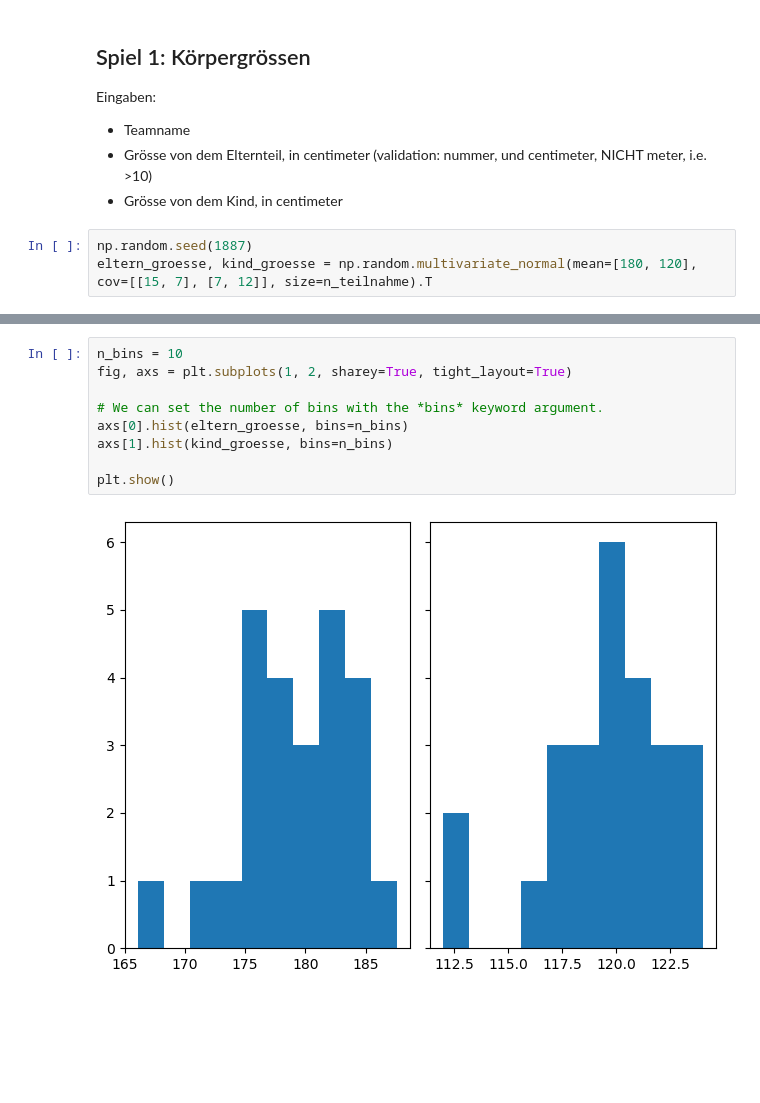
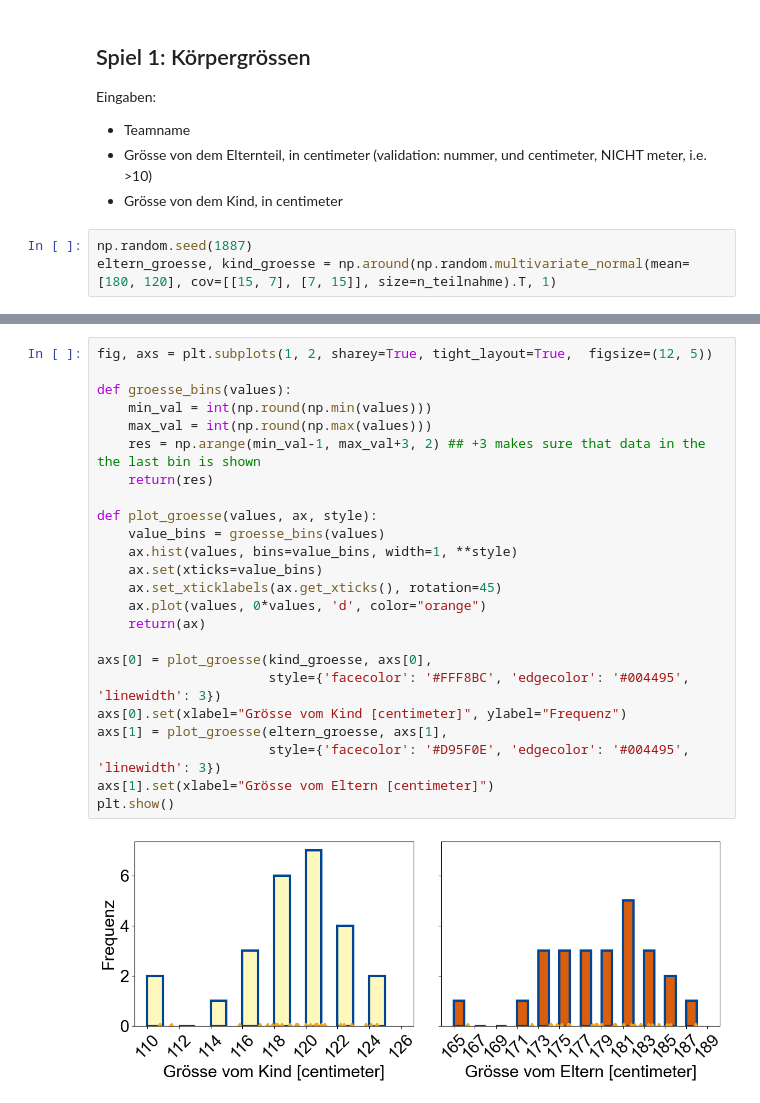
Before and after one commit to bedapub/2025-10-Zukunftstag-simulation, a Jupyter notebook: 2025-10-Zukunftstag-simulation.ipynb, the cells around one changed output, grey strips where cells are left out. Cells and saved outputs as stored; diff of their text form; blank space fills up the shorter version.

```diff
--- a/2025-10-Zukunftstag-simulation.ipynb
+++ b/2025-10-Zukunftstag-simulation.ipynb
@@ -80,4 +90,4 @@ Eingaben:
 * Grösse von dem Kind, in centimeter
 # %%
 np.random.seed(1887)
-eltern_groesse, kind_groesse = np.random.multivariate_normal(mean=[180, 120], cov=[[15, 7], [7, 12]], size=n_teilnahme).T
+eltern_groesse, kind_groesse = np.around(np.random.multivariate_normal(mean=[180, 120], cov=[[15, 7], [7, 15]], size=n_teilnahme).T, 1)
@@ -84,12 +102,27 @@ eltern_groesse, kind_groesse = np.random.multivariate_normal(mean=[180, 120], co
 # %%
-n_bins = 10
-fig, axs = plt.subplots(1, 2, sharey=True, tight_layout=True)
+fig, axs = plt.subplots(1, 2, sharey=True, tight_layout=True,  figsize=(12, 5))
 
-# We can set the number of bins with the *bins* keyword argument.
-axs[0].hist(eltern_groesse, bins=n_bins)
-axs[1].hist(kind_groesse, bins=n_bins)
+def groesse_bins(values):
+    min_val = int(np.round(np.min(values)))
+    max_val = int(np.round(np.max(values)))
+    res = np.arange(min_val-1, max_val+3, 2) ## +3 makes sure that data in the the last bin is shown
+    return(res)
 
+def plot_groesse(values, ax, style):
+    value_bins = groesse_bins(values)
+    ax.hist(values, bins=value_bins, width=1, **style)
+    ax.set(xticks=value_bins)
+    ax.set_xticklabels(ax.get_xticks(), rotation=45)
+    ax.plot(values, 0*values, 'd', color="orange")
+    return(ax)
+
+axs[0] = plot_groesse(kind_groesse, axs[0],
+                      style={'facecolor': '#FFF8BC', 'edgecolor': '#004495', 'linewidth': 3})
+axs[0].set(xlabel="Grösse vom Kind [centimeter]", ylabel="Frequenz")
+axs[1] = plot_groesse(eltern_groesse, axs[1],
+                      style={'facecolor': '#D95F0E', 'edgecolor': '#004495', 'linewidth': 3})
+axs[1].set(xlabel="Grösse vom Eltern [centimeter]")
 plt.show()
 # %% [output]
-[figure, old version]
+[figure, new version]
 # %%
```
Also changed, not shown: parts of 6 cells of this notebook.
